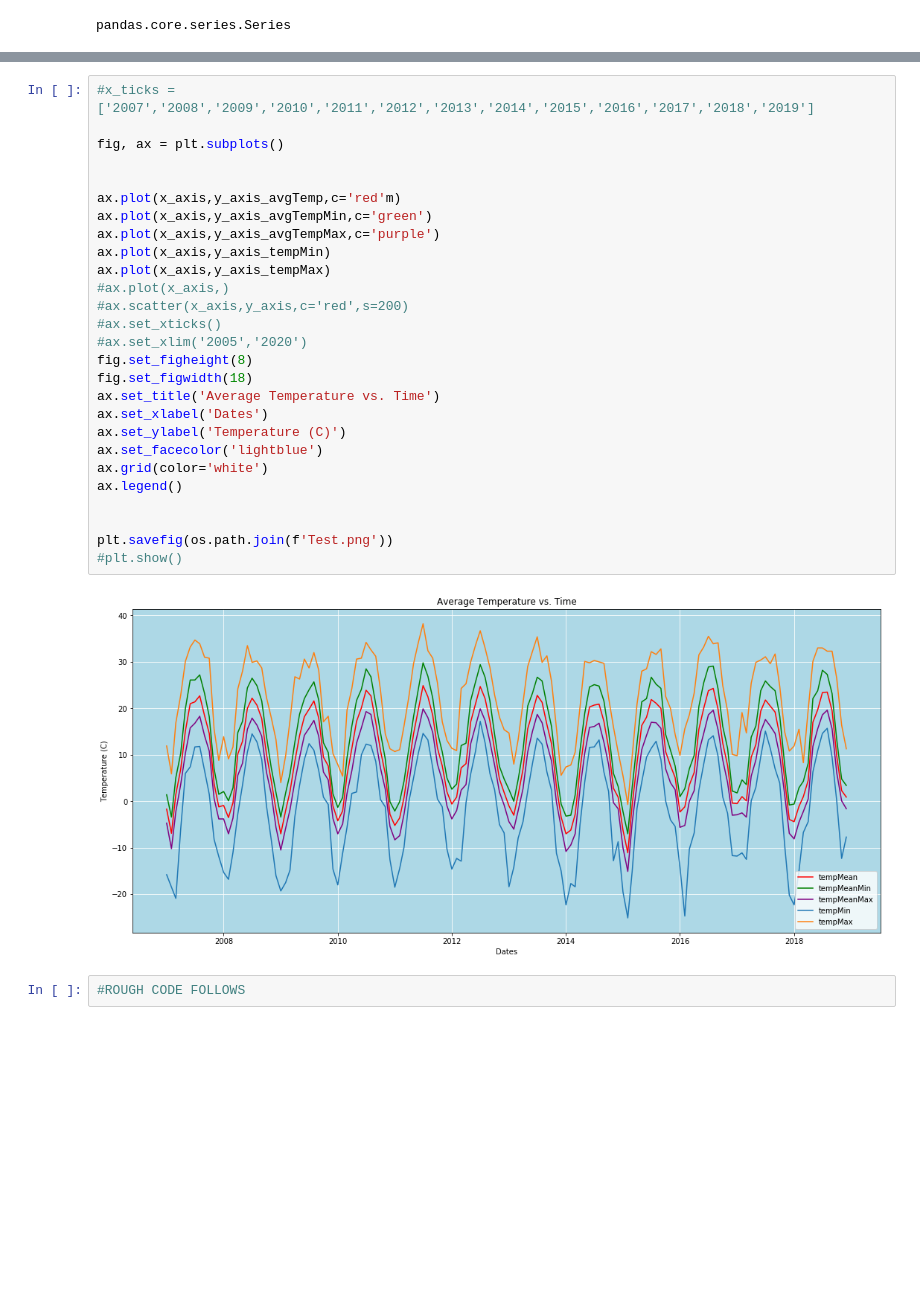
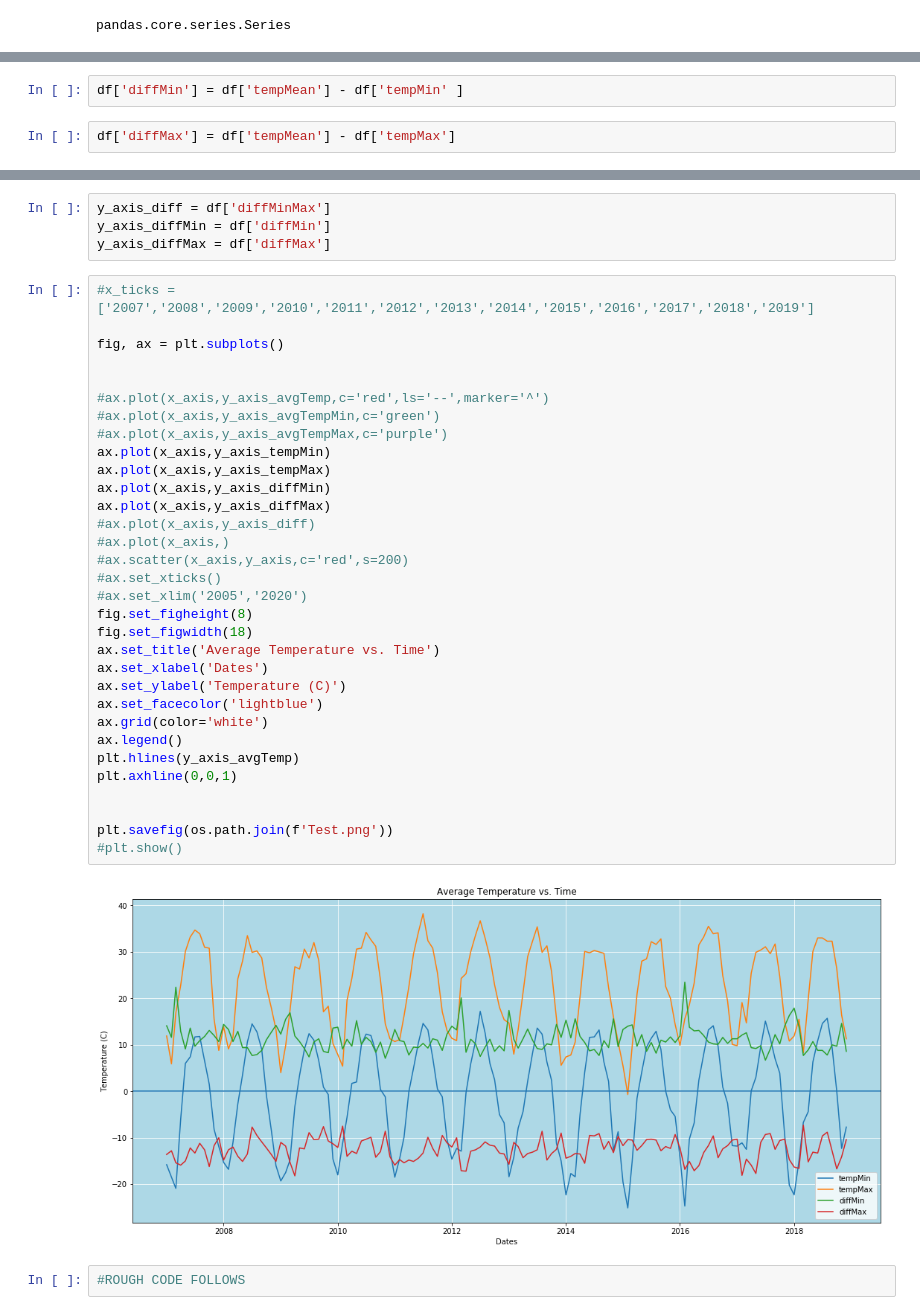
Before and after one commit to jnnhuynh-web/Project-1, a Jupyter notebook: Meteostat/Meteostat Data Grab.ipynb, the cells around one changed output, grey strips where cells are left out. Saved outputs shown, nothing was run; the diff lists cells and outputs as text; blank space fills up the shorter version.

Commit message:
created new columns and played with plot

```diff
--- a/Meteostat/Meteostat Data Grab.ipynb
+++ b/Meteostat/Meteostat Data Grab.ipynb
@@ -163,0 +186,4 @@ y_axis_tempMax = df['tempMax']
+# %%
+df['diffMin'] = df['tempMean'] - df['tempMin' ]
+# %%
+df['diffMax'] = df['tempMean'] - df['tempMax']
@@ -164,32 +220,41 @@ y_axis_tempMax = df['tempMax']
+# %%
+y_axis_diff = df['diffMinMax']
+y_axis_diffMin = df['diffMin']
+y_axis_diffMax = df['diffMax']
 # %%
 #x_ticks =['2007','2008','2009','2010','2011','2012','2013','2014','2015','2016','2017','2018','2019']
 
 fig, ax = plt.subplots()
 
 
-ax.plot(x_axis,y_axis_avgTemp,c='red'm)
-ax.plot(x_axis,y_axis_avgTempMin,c='green')
-ax.plot(x_axis,y_axis_avgTempMax,c='purple')
+#ax.plot(x_axis,y_axis_avgTemp,c='red',ls='--',marker='^')
+#ax.plot(x_axis,y_axis_avgTempMin,c='green')
+#ax.plot(x_axis,y_axis_avgTempMax,c='purple')
 ax.plot(x_axis,y_axis_tempMin)
 ax.plot(x_axis,y_axis_tempMax)
+ax.plot(x_axis,y_axis_diffMin)
+ax.plot(x_axis,y_axis_diffMax)
+#ax.plot(x_axis,y_axis_diff)
 #ax.plot(x_axis,)
 #ax.scatter(x_axis,y_axis,c='red',s=200)
 #ax.set_xticks()
 #ax.set_xlim('2005','2020')
 fig.set_figheight(8)
 fig.set_figwidth(18)
 ax.set_title('Average Temperature vs. Time')
 ax.set_xlabel('Dates')
 ax.set_ylabel('Temperature (C)')
 ax.set_facecolor('lightblue')
 ax.grid(color='white')
 ax.legend()
+plt.hlines(y_axis_avgTemp)
+plt.axhline(0,0,1)
 
 
 plt.savefig(os.path.join(f'Test.png'))
 #plt.show()
 # %% [output]
-[figure, old version]
+[figure, new version]
 # %%
 #ROUGH CODE FOLLOWS
 # %%
```
Also changed, not shown: parts of 10 cells of this notebook, 1 other file.
